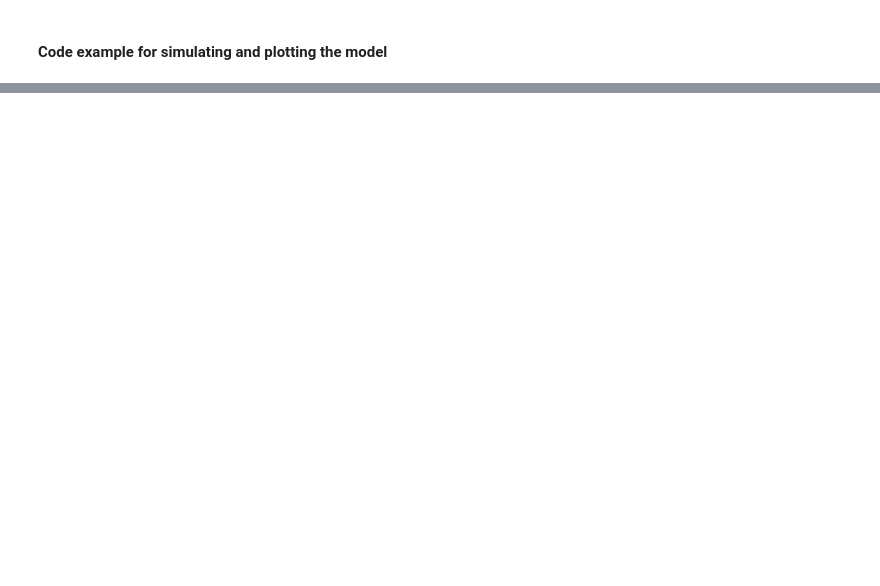
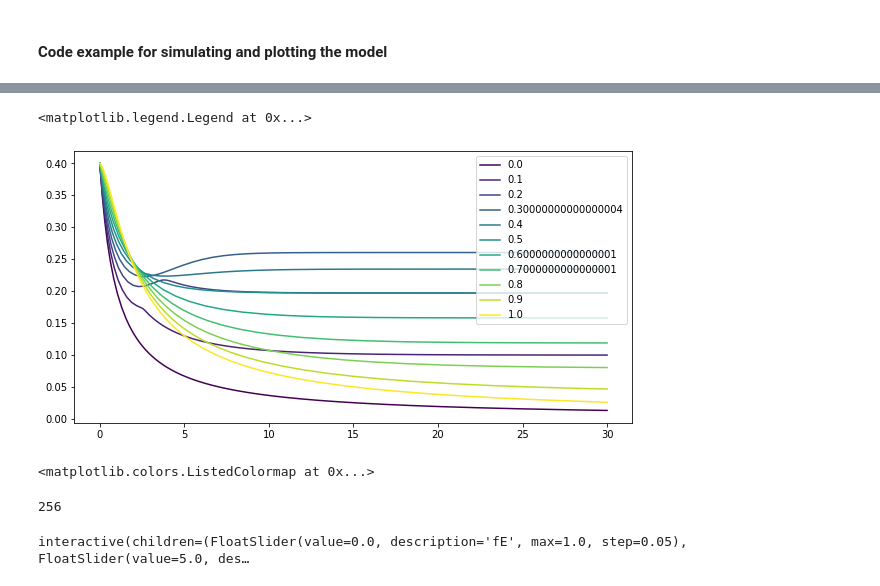
Before and after one commit to fbertaux/ERA_toymodel, a Jupyter notebook: ERA_coarse_grained_model_exercise.ipynb, the cells around one changed output, grey strips where cells are left out. Drawn from its saved outputs; the diff is of its cells as text; code cells hidden in the pictures; blank space fills up the shorter version.

```diff
--- a/ERA_coarse_grained_model_exercise.ipynb
+++ b/ERA_coarse_grained_model_exercise.ipynb
@@ -107,0 +99,22 @@ growth rate measured via mass growth: 0.6508, via formula k*e: 0.6508
+# %%
+e0, r0, a0 = 0.4, 0.4, 0.2
+f = plt.figure(figsize=(10,5))
+fE_vec = np.linspace(0,1,11)
+cmap = plt.cm.get_cmap()
+for fE in fE_vec:
+    params['f_E'] = fE
+    color = cmap.colors[np.int(fE*(cmap.N-1))]
+    t, e, r, a = simulate_conc(params=params, duration=30, e0=e0, r0=r0, a0=a0)
+    plt.plot(t, e, label=fE, color=color)
+plt.legend()
+# %% [output]
+<matplotlib.legend.Legend at 0x...>
+[figure, added]
+# %%
+cmap = plt.cm.get_cmap()
+# %% [output]
+<matplotlib.colors.ListedColormap at 0x...>
+# %%
+len(cmap.colors)
+# %% [output]
+256
@@ -107,0 +124,13 @@ growth rate measured via mass growth: 0.6508, via formula k*e: 0.6508
+# %%
+@interact
+def show_impact_of_fE(fE=(0,1,0.05), k=(0.1,10,0.1)):
+    if fE < 0 or fE > 1:
+        return 'fE should be between 0 and 1'
+    params = {'sigma':1, 'k':k, 'a_sat':0.01, 'f_E':fE}
+    e0, r0, a0 = 0.4, 0.4, 0.2
+    t, e, r, a = simulate_conc(params=params, duration=30, e0=e0, r0=r0, a0=a0)
+    plt.plot(t, k*e)
+    plt.ylim([0, 1])
+    plt.show()
+# %% [output]
+interactive(children=(FloatSlider(value=0.0, description='fE', max=1.0, step=0.05), FloatSlider(value=5.0, des…
```
Also changed, not shown: parts of 11 cells of this notebook, 1 other file.
